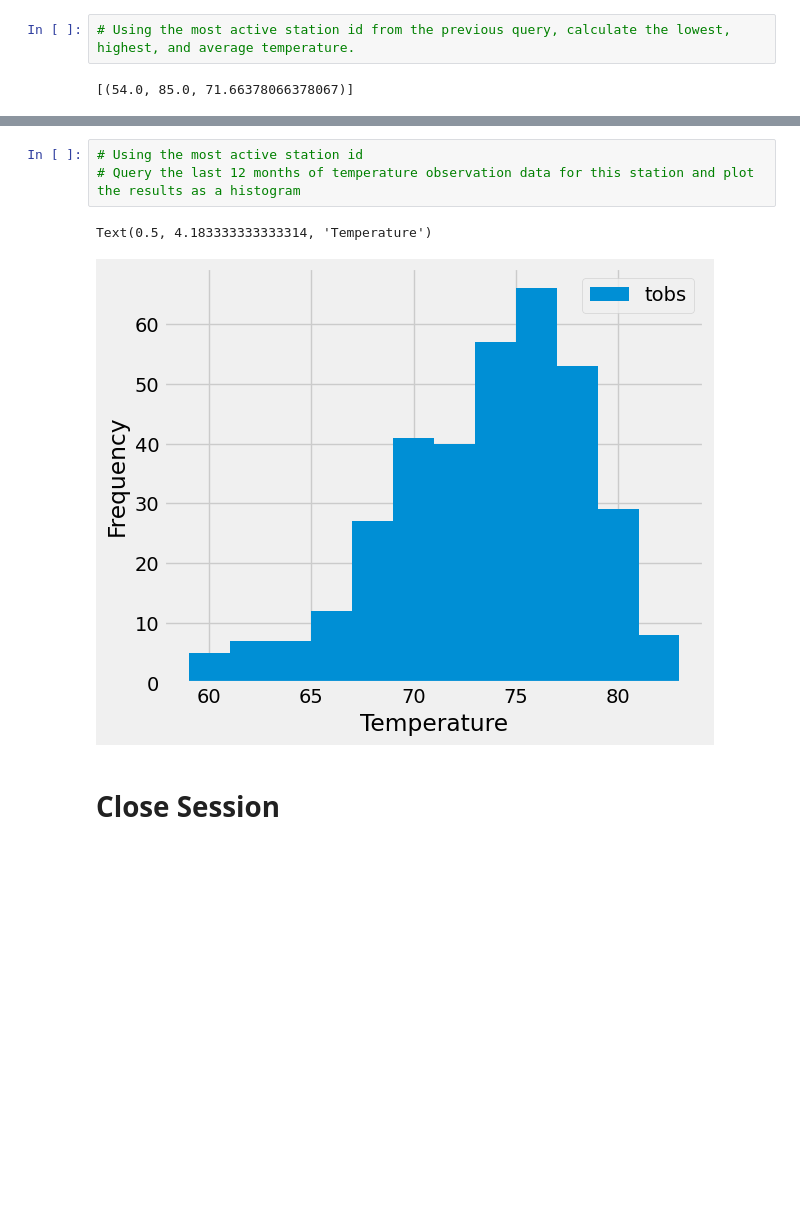
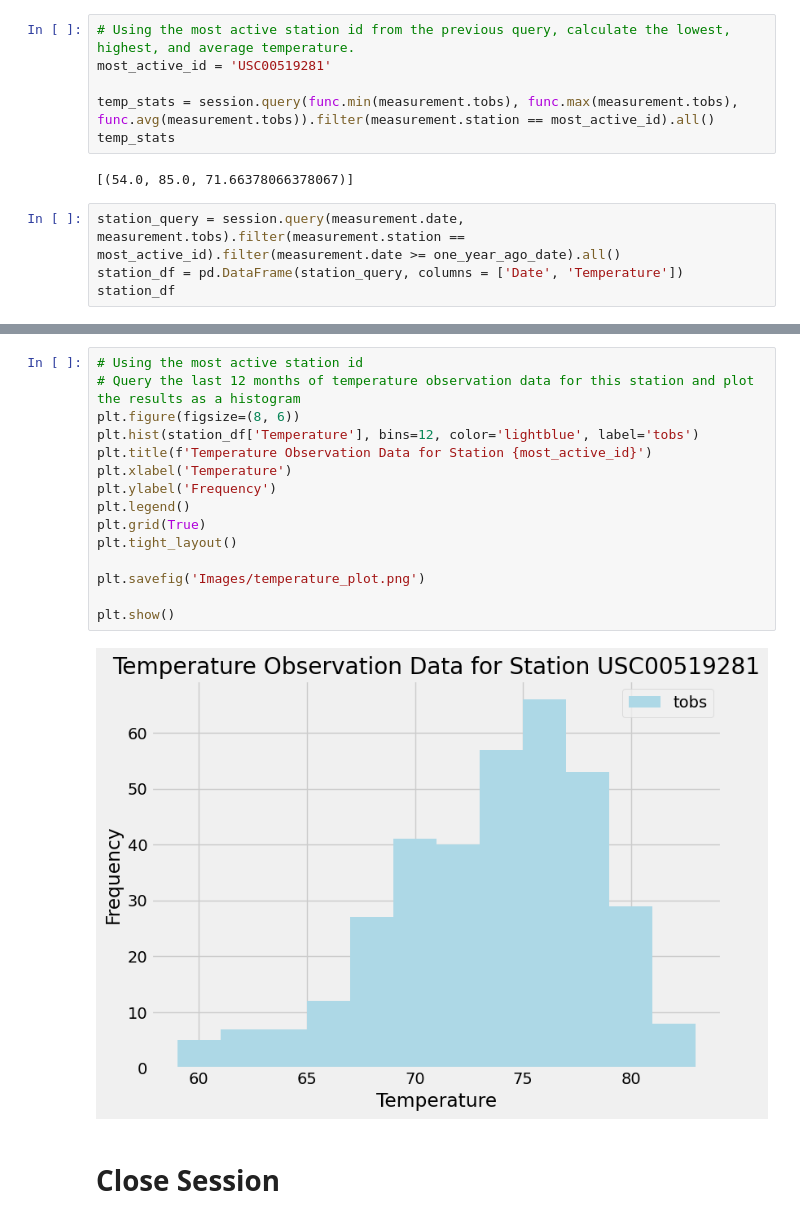
Before and after one commit to eugeniocez/sqlalchemy-challenge, a Jupyter notebook: SurfsUp/climate_starter.ipynb, the cells around one changed output, grey strips where cells are left out. Saved outputs shown, nothing was run; the diff lists cells and outputs as text; blank space fills up the shorter version.

Commit message:
Finished Exploratory Station Analysis

```diff
--- a/SurfsUp/climate_starter.ipynb
+++ b/SurfsUp/climate_starter.ipynb
@@ -114,5 +118,13 @@ Name: Precipitation, dtype: float64
  ('USC00518838', 511)]
 # %%
 # Using the most active station id from the previous query, calculate the lowest, highest, and average temperature.
+most_active_id = 'USC00519281'
+
+temp_stats = session.query(func.min(measurement.tobs), func.max(measurement.tobs), func.avg(measurement.tobs)).filter(measurement.station == most_active_id).all()
+temp_stats
 # %% [output]
 [(54.0, 85.0, 71.66378066378067)]
+# %%
+station_query = session.query(measurement.date, measurement.tobs).filter(measurement.station == most_active_id).filter(measurement.date >= one_year_ago_date).all()
+station_df = pd.DataFrame(station_query, columns = ['Date', 'Temperature'])
+station_df
@@ -119,9 +145,20 @@ Name: Precipitation, dtype: float64
 # %%
 # Using the most active station id
 # Query the last 12 months of temperature observation data for this station and plot the results as a histogram
+plt.figure(figsize=(8, 6))
+plt.hist(station_df['Temperature'], bins=12, color='lightblue', label='tobs')
+plt.title(f'Temperature Observation Data for Station {most_active_id}')
+plt.xlabel('Temperature')
+plt.ylabel('Frequency')
+plt.legend()
+plt.grid(True)
+plt.tight_layout()
+
+plt.savefig('Images/temperature_plot.png')
+
+plt.show()
 # %% [output]
-Text(0.5, 4.183333333333314, 'Temperature')
-[figure, old version]
+[figure, new version]
 # %% [markdown]
 # Close Session
 # %%
```
Also changed, not shown: parts of 3 cells of this notebook.
